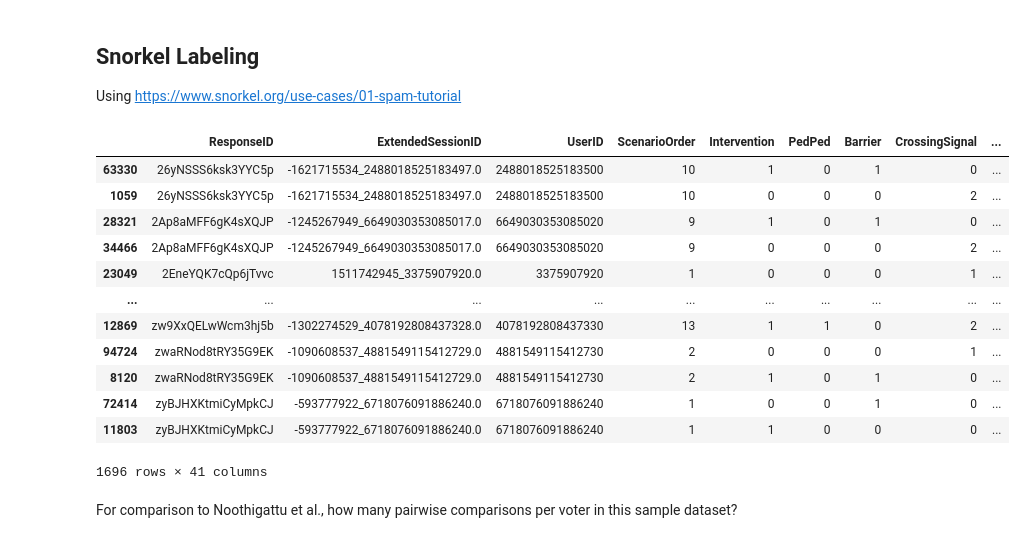
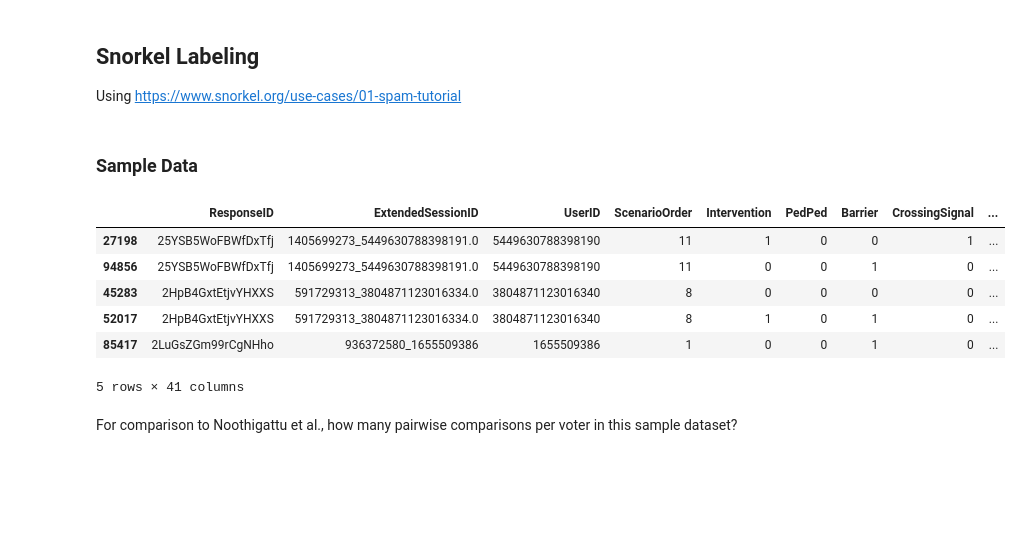
Before and after one commit to ryansteed/heuristic-moral-machine, a Jupyter notebook: jupyter/exploration.ipynb, the cells around one changed output. Cells and saved outputs as stored; diff of their text form; code cells hidden in the pictures; blank space fills up the shorter version.

```diff
--- a/jupyter/exploration.ipynb
+++ b/jupyter/exploration.ipynb
@@ -52,34 +52,30 @@ engine = create_engine("sqlite:///../data/moralmachine.db", echo=False)
 # %% [markdown]
 ## Snorkel Labeling
 Using https://www.snorkel.org/use-cases/01-spam-tutorial
+# %% [markdown]
+### Sample Data
 # %%
 # query random sample of responses grouped by ResponseID; only take responses for which both instances are present
 query = """
     --SELECT * FROM (
         SELECT * FROM sharedresponses
             WHERE ScenarioTypeStrict LIKE 'Random'
         ORDER BY RANDOM()
         LIMIT 100000
     --)
     --GROUP BY ResponseID, ExtendedSessionID, UserID
     --HAVING COUNT(ResponseID) > 1
 """
 df = pd.read_sql(query, con=engine).groupby(by='ResponseID').filter(lambda g: g.shape[0] > 1).sort_values('ResponseID')
-df
+df.head()
 # %% [output]
 |  | ResponseID | ExtendedSessionID | UserID | ScenarioOrder | Intervention | PedPed | Barrier | CrossingSignal | ... |
-| 63330 | 26yNSSS6ksk3YYC5p | -1621715534_2488018525183497.0 | 2488018525183500 | 10 | 1 | 0 | 1 | 0 | ... |
-| 1059 | 26yNSSS6ksk3YYC5p | -1621715534_2488018525183497.0 | 2488018525183500 | 10 | 0 | 0 | 0 | 2 | ... |
-| 28321 | 2Ap8aMFF6gK4sXQJP | -1245267949_6649030353085017.0 | 6649030353085020 | 9 | 1 | 0 | 1 | 0 | ... |
-| 34466 | 2Ap8aMFF6gK4sXQJP | -1245267949_6649030353085017.0 | 6649030353085020 | 9 | 0 | 0 | 0 | 2 | ... |
-| 23049 | 2EneYQK7cQp6jTvvc | 1511742945_3375907920.0 | 3375907920 | 1 | 0 | 0 | 0 | 1 | ... |
-| ... | ... | ... | ... | ... | ... | ... | ... | ... | ... |
-| 12869 | zw9XxQELwWcm3hj5b | -1302274529_4078192808437328.0 | 4078192808437330 | 13 | 1 | 1 | 0 | 2 | ... |
-| 94724 | zwaRNod8tRY35G9EK | -1090608537_4881549115412729.0 | 4881549115412730 | 2 | 0 | 0 | 0 | 1 | ... |
-| 8120 | zwaRNod8tRY35G9EK | -1090608537_4881549115412729.0 | 4881549115412730 | 2 | 1 | 0 | 1 | 0 | ... |
-| 72414 | zyBJHXKtmiCyMpkCJ | -593777922_6718076091886240.0 | 6718076091886240 | 1 | 0 | 0 | 1 | 0 | ... |
-| 11803 | zyBJHXKtmiCyMpkCJ | -593777922_6718076091886240.0 | 6718076091886240 | 1 | 1 | 0 | 0 | 0 | ... |
+| 27198 | 25YSB5WoFBWfDxTfj | 1405699273_5449630788398191.0 | 5449630788398190 | 11 | 1 | 0 | 0 | 1 | ... |
+| 94856 | 25YSB5WoFBWfDxTfj | 1405699273_5449630788398191.0 | 5449630788398190 | 11 | 0 | 0 | 1 | 0 | ... |
+| 45283 | 2HpB4GxtEtjvYHXXS | 591729313_3804871123016334.0 | 3804871123016340 | 8 | 0 | 0 | 0 | 0 | ... |
+| 52017 | 2HpB4GxtEtjvYHXXS | 591729313_3804871123016334.0 | 3804871123016340 | 8 | 1 | 0 | 1 | 0 | ... |
+| 85417 | 2LuGsZGm99rCgNHho | 936372580_1655509386 | 1655509386 | 1 | 0 | 0 | 1 | 0 | ... |
-1696 rows × 41 columns
+5 rows × 41 columns
 # %% [markdown]
 For comparison to Noothigattu et al., how many pairwise comparisons per voter in this sample dataset?
 # %%
```
Also changed, not shown: parts of 47 cells of this notebook, 2 other files.
